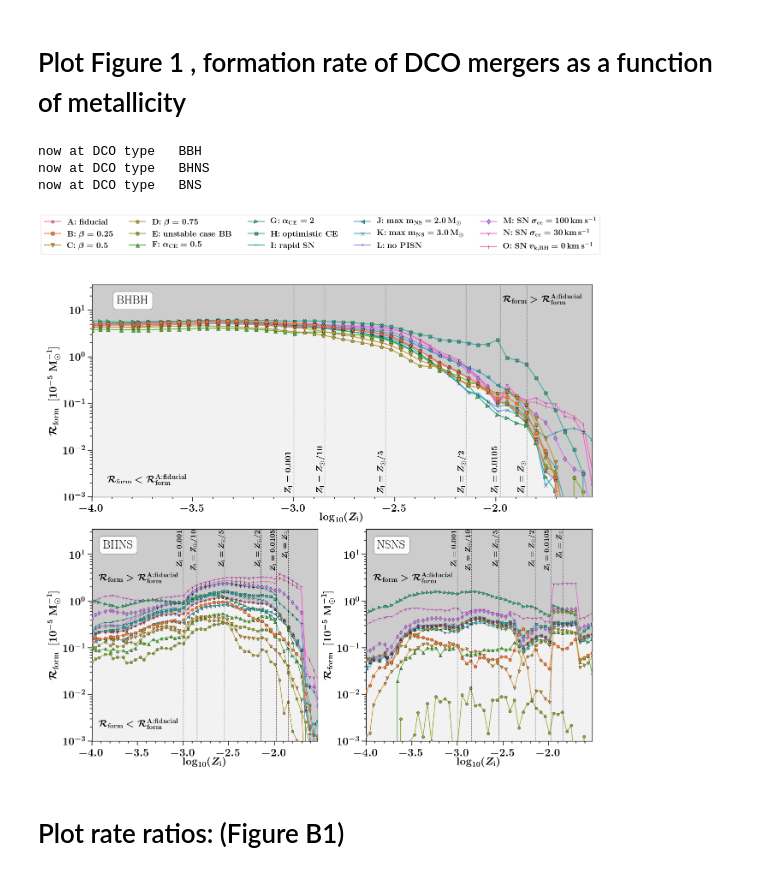
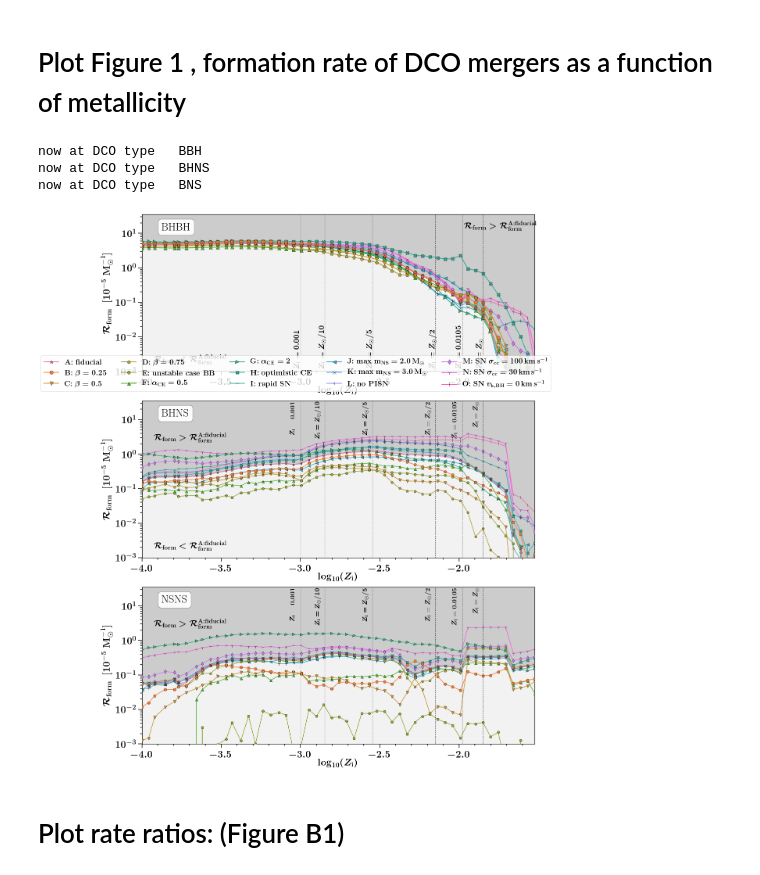
Before and after one commit to FloorBroekgaarden/Double-Compact-Object-Mergers, a Jupyter notebook: plottingCode/Fig_1_and_Fig_B1/make_Fig_1_and_Fig_B1.ipynb, the cells around one changed output. Saved outputs shown, nothing was run; the diff lists cells and outputs as text; code cells hidden in the pictures.

```diff
--- a/plottingCode/Fig_1_and_Fig_B1/make_Fig_1_and_Fig_B1.ipynb
+++ b/plottingCode/Fig_1_and_Fig_B1/make_Fig_1_and_Fig_B1.ipynb
@@ -139,14 +139,13 @@ def Reverse(lst):
 def plotFormationRatePerZ(pathCSVfile='/summary_data_Fig_1', alphabetDirDict=alphabetDirDict):
 
 
-    f, axe= plt.subplots(figsize=(18,16))
+    ncols=1
+    nrows=3
+    f, ax= plt.subplots(ncols=ncols,nrows=nrows,figsize=(16,20),
+                  gridspec_kw={"width_ratios":1*np.ones(ncols), "height_ratios":1*np.ones(nrows)})
 
-    #define the position of the axes where the pie charts will be plotted
-    ax1 = plt.subplot2grid((2, 2), (0, 0),colspan=2) # setting colspan=2 will
-    ax2 = plt.subplot2grid((2, 2), (1, 0))           # move top pie chart to the middle
-    ax3 = plt.subplot2grid((2, 2), (1, 1))
 
-    axe_ind = [ax1,ax2,ax3]
+
 
     Types      = ['BBH', 'BHNS',  'BNS']
     TypesLabels      = ['BHBH', 'BHNS',  'NSNS']
@@ -175,7 +174,7 @@ def plotFormationRatePerZ(pathCSVfile='/summary_data_Fig_1', alphabetDirDict=alp
 
 
     for ind_t, DCOtype in enumerate(Types):
-        axe = axe_ind[ind_t]
+        axe = ax[ind_t]
         print('now at DCO type  ', DCOtype)
 
         DCOname = dictDCOtypeDCOlabel[DCOtype]
@@ -254,49 +253,47 @@ def plotFormationRatePerZ(pathCSVfile='/summary_data_Fig_1', alphabetDirDict=alp
         nameX = r'$\log_{10}(Z_{\rm{i}})$'
 
         nameY = r'$\mathcal{R}_{\rm{form}}  \ \  [10^{-5}\ \rm{M}_{\odot}^{-1}]\   $'
-#         nameY = r'${\rm{d}} N_{\rm{form}} / \rm{d}M_{\rm{SFR}}  \ \  [10^{-5}\ \rm{M}_{\odot}^{-1}]\  $'
         axe = layoutAxes(axe, nameX=nameX, nameY=nameY)
 
 
-
-
+        # set yscale and x and y limits
         axe.set_yscale('log')
-        aBit =0.
-        axe.set_xlim(min(log10metallicities)-aBit, max(log10metallicities)+aBit)
+        axe.set_xlim(min(log10metallicities), max(log10metallicities))
         axe.set_ylim(bottom=0.001,top=y_top)
 
 
-
+        # add which DCO type we are plotting in the top left
         bbox_props = dict(boxstyle="round", fc="w", ec="0.5", alpha=0.95)
         axe.annotate(r'%s'%(TypesLabels[ind_t]), xy=(0.05, .95), xycoords='axes fraction', fontsize = fs+8, weight = 'bold', ha='left', va="top",bbox=bbox_props)
 
+        # add a label for the gray areas in the background
         if ind_t in [1,2]:
             axe.annotate(r'$\mathcal{R}_{\rm{form}} > \mathcal{R}_{\rm{form}}^{\rm{A:fiducial}} $', xy=(0.03, .79), xycoords='axes fraction', fontsize = fs+2, weight = 'bold', ha='left', va="top")
         if ind_t in [0,1]:
             axe.annotate(r'$\mathcal{R}_{\rm{form}} < \mathcal{R}_{\rm{form}}^{\rm{A:fiducial}} $', xy=(0.03, .1),  xycoords='axes fraction', fontsize = fs+2, weight = 'bold', ha='left', va="top")
             if ind_t==0:
                 axe.annotate(r'$\mathcal{R}_{\rm{form}} > \mathcal{R}_{\rm{form}}^{\rm{A:fiducial}} $', xy=(0.82, .95), xycoords='axes fraction', fontsize = fs+2, weight = 'bold', ha='left', va="top")
 
 
-
+    # add legend,
     plt.tight_layout()
     lgd2=plt.legend(handles, labels , fontsize=19, ncol=5,\
          bbox_to_anchor=(1.05, 2.50)) #,  markerscale=3., scatterpoints=1)
 
 
-
-    plt.savefig('./FormationRateAllModels3panels_woutGray.png', bbox_extra_artists=(lgd2,), bbox_inches='tight', dpi = 600)
-    plt.savefig('./FormationRateAllModels3panels_woutGray.pdf', bbox_extra_artists=(lgd2,), bbox_inches='tight')
+    # save as png and pdf,
+    plt.savefig('./FormationRateAllModels3panels_vertical.png', bbox_extra_artists=(lgd2,), bbox_inches='tight', dpi = 600)
+    plt.savefig('./FormationRateAllModels3panels_vertical.pdf', bbox_extra_artists=(lgd2,), bbox_inches='tight')
     plt.show()
     plt.close()
 
-
+# plot Figure for Formation yield of DCO mergers as a function of metallicity
 plotFormationRatePerZ(pathCSVfile='/Users/floorbroekgaarden/Projects/GitHub/Double-Compact-Object-Mergers/dataFiles/summary_data_Fig_1/', alphabetDirDict=alphabetDirDict)
 # %% [output]
 now at DCO type   BBH
 now at DCO type   BHNS
 now at DCO type   BNS
-[figure, old version]
+[figure, new version]
 # %% [markdown]
 # Plot rate ratios: (Figure B1)
 # %%
```
Also changed, not shown: parts of 2 cells of this notebook, 2 other files.
